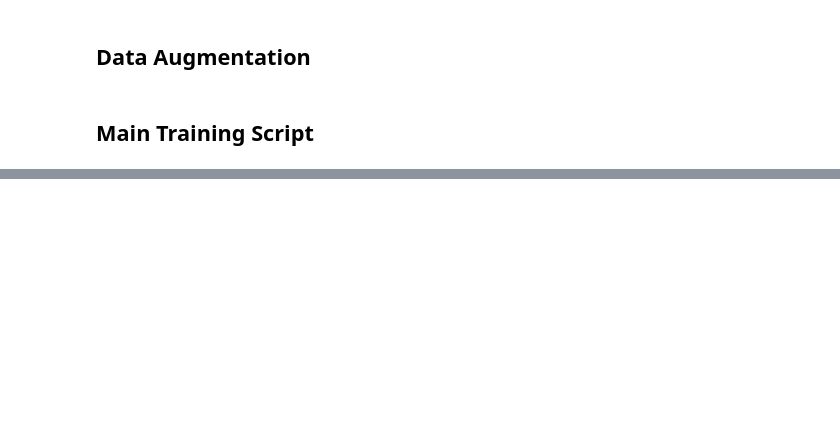
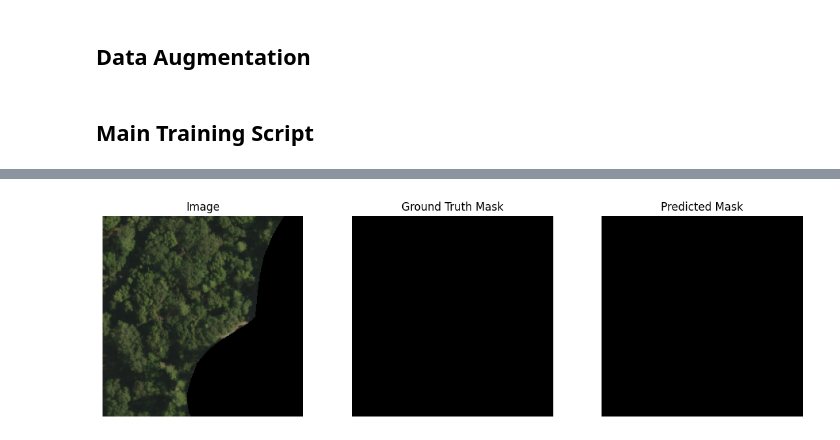
Before and after one commit to wxmiked/cannabis-deforestation, a Jupyter notebook: notebooks/cannabis-segmentation-torchgeo.ipynb, the cells around one changed output, grey strips where cells are left out. Drawn from its saved outputs; the diff is of its cells as text; code cells hidden in the pictures; blank space fills up the shorter version.

Commit message:
added viz at the end for predictions

```diff
--- a/notebooks/cannabis-segmentation-torchgeo.ipynb
+++ b/notebooks/cannabis-segmentation-torchgeo.ipynb
@@ -657,0 +662,88 @@ Learning Rate: 0.000006
+# %%
+import torch
+import matplotlib.pyplot as plt
+import numpy as np
+
+def unnormalize(img, mean, std):
+    """Unnormalize a CHW or HWC image array."""
+    img = img.copy()
+    if img.shape[-1] == len(mean):  # HWC
+        img = img * std + mean
+    else:  # CHW
+        img = (img.transpose(1, 2, 0) * std + mean)
+    return np.clip(img, 0, 1)
+
+def show_batch(images, masks, preds=None, mean=None, std=None, bands=(0,1,2)):
+    """
+    Visualize a batch of images, masks, and (optionally) predictions.
+    images: numpy array (B, C, H, W) or (B, H, W, C)
+    masks: numpy array (B, 1, H, W) or (B, H, W)
+    preds: optional, same shape as masks
+    mean, std: per-channel normalization (arrays of length C)
+    bands: which bands to display as RGB (default: 0,1,2)
+    """
+    batch_size = images.shape[0]
+    for i in range(batch_size):
+        img = images[i]
+        if mean is not None and std is not None:
+            img_vis = unnormalize(img, mean, std)
+        else:
+            img_vis = img.copy()
+            if img_vis.shape[0] in [3,4]:
+                img_vis = img_vis.transpose(1,2,0)
+        img_vis = img_vis[..., list(bands)]
+
+        gt_mask = masks[i]
+        if gt_mask.ndim == 3:
+            gt_mask = gt_mask[0]
+
+        plt.figure(figsize=(14, 4))
+        plt.subplot(1, 3, 1)
+        plt.imshow(img_vis)
+        plt.title("Image")
+        plt.axis("off")
+
+        plt.subplot(1, 3, 2)
+        plt.imshow(gt_mask, cmap="gray")
+        plt.title("Ground Truth Mask")
+        plt.axis("off")
+
+        if preds is not None:
+            pred_mask = preds[i]
+            if pred_mask.ndim == 3:
+                pred_mask = pred_mask[0]
+            plt.subplot(1, 3, 3)
+            plt.imshow(pred_mask, cmap="gray")
+            plt.title("Predicted Mask")
+            plt.axis("off")
+        plt.show()
+
+# 1. Set device
+device = torch.device("cuda" if torch.cuda.is_available() else "cpu")
+
+# 2. Load model
+model = UNetWithResNet(n_channels=4, n_classes=1, pretrained=False)
+model.load_state_dict(torch.load("cannabis_segmentation_model.pth", map_location=device))
+model = model.to(device)
+model.eval()
+
+# 3. Get a batch from your validation loader
+batch = next(iter(val_loader))
+images = batch["image"].to(device)
+masks = batch["mask"].to(device).float()
+
+# 4. Run inference
+with torch.no_grad():
+    outputs = model(images)
+    preds = (outputs > 0.5).float()
+
+# 5. Visualize using the helper function
+images_np = images.cpu().numpy()
+masks_np = masks.cpu().numpy()
+preds_np = preds.cpu().numpy()
+
+mean = np.array([0.485, 0.456, 0.406, 0.5])
+std = np.array([0.229, 0.224, 0.225, 0.5])
+
+show_batch(images_np, masks_np, preds_np, mean=mean, std=std, bands=(0,1,2))
+# %% [output]
@@ -657,0 +751 @@ Learning Rate: 0.000006
+[figure, added]
```
Also changed, not shown: parts of 6 cells of this notebook.
